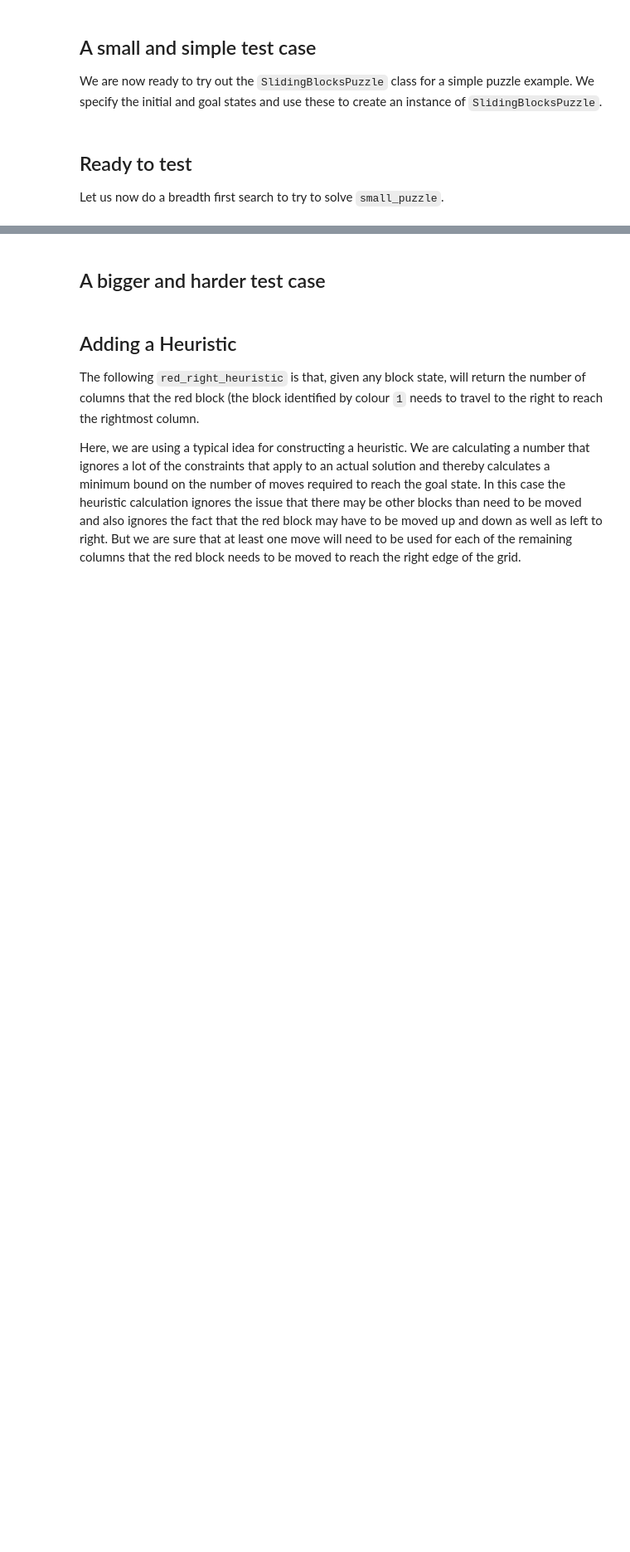
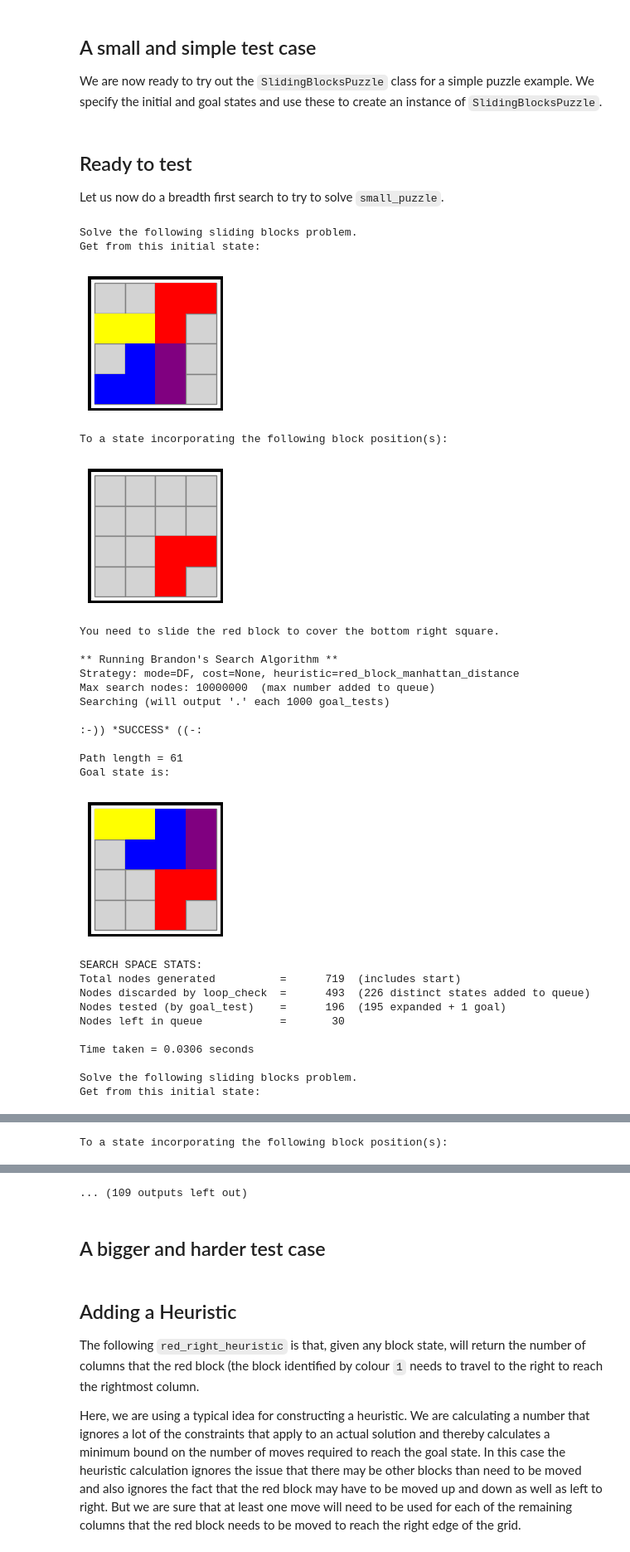
Before and after one commit to LouisJBishopL2B/comp2611-cw1, a Jupyter notebook: SearchExercise7.ipynb, the cells around one changed output, grey strips where cells are left out. Shown: that part at 83% size. Saved outputs shown, nothing was run; the diff lists cells and outputs as text; code cells hidden in the pictures; blank space fills up the shorter version.

Commit message:
Manhatten distance heuristic for sliding block puzzle

```diff
--- a/SearchExercise7.ipynb
+++ b/SearchExercise7.ipynb
@@ -286,5 +301,69 @@ small_puzzle =  SlidingBlocksPuzzle( small_initial, small_goal )
 # %% [markdown]
 ## Ready to test
 Let us now do a breadth first search to try to solve `small_puzzle`.
-# %%
-small_search = search( small_puzzle, 'BF/FIFO', 10000000, loop_check=True, randomise=False, show_state_path=True, return_info=True)
+# %%
+def red_block_manhattan_distance(state):
+    red_goal = [(2, 2), (2, 3), (3, 2)]  # goal positions for red block
+    red_positions = []  # current positions of red block
+
+    # Find current positions of red block
+    for r, row in enumerate(state.blockstate):
+        for c, col in enumerate(row):
+            if col == 1:  # if it's a red block
+                red_positions.append((r, c))
+
+    total_distance = 0
+    # Calculate Manhattan distance for each part of the red block
+    for pos in red_positions:
+        distances = [abs(pos[0] - goal[0]) + abs(pos[1] - goal[1]) for goal in red_goal]
+        total_distance += min(distances)  # consider the closest goal position
+        red_goal.remove(min(red_goal, key=lambda goal: abs(pos[0] - goal[0]) + abs(pos[1] - goal[1])))  # remove the matched goal position
+
+    return total_distance
+
+times_with_heuristic = []
+path_lengths_with_heuristic = []
+times_without_heuristic = []
+path_lengths_without_heuristic = []
+
+for _ in range(10):
+    small_search_heuristic = search(small_puzzle, 'DF', 10000000, loop_check=True, randomise=True, show_state_path=False, return_info=True, cost=None, heuristic=red_block_manhattan_distance, show_path=False)
+    small_search = search(small_puzzle, 'DF', 10000000, loop_check=True, randomise=True, show_state_path=False, return_info=True, cost=None, heuristic=None, show_path=False)
+
+    times_with_heuristic.append(small_search_heuristic["search_stats"]["time_taken"])
+    path_lengths_with_heuristic.append(small_search_heuristic["result"]["path_length"])
+    times_without_heuristic.append(small_search["search_stats"]["time_taken"])
+    path_lengths_without_heuristic.append(small_search["result"]["path_length"])
+
+print("Average time taken with heuristic:", sum(times_with_heuristic) / len(times_with_heuristic))
+print("Average path length with heuristic:", sum(path_lengths_with_heuristic) / len(path_lengths_with_heuristic))
+print("Average time taken without heuristic:", sum(times_without_heuristic) / len(times_without_heuristic))
+print("Average path length without heuristic:", sum(path_lengths_without_heuristic) / len(path_lengths_without_heuristic))
+# %% [output]
+Solve the following sliding blocks problem.
+Get from this initial state:
+[figure, added]
+To a state incorporating the following block position(s):
+[figure, added]
+You need to slide the red block to cover the bottom right square.
+
+** Running Brandon's Search Algorithm **
+Strategy: mode=DF, cost=None, heuristic=red_block_manhattan_distance
+Max search nodes: 10000000  (max number added to queue)
+Searching (will output '.' each 1000 goal_tests)
+
+:-)) *SUCCESS* ((-:
+
+Path length = 61
+Goal state is:
+[figure, added]
+SEARCH SPACE STATS:
+Total nodes generated          =      719  (includes start)
+Nodes discarded by loop_check  =      493  (226 distinct states added to queue)
+Nodes tested (by goal_test)    =      196  (195 expanded + 1 goal)
+Nodes left in queue            =       30
+
+Time taken = 0.0306 seconds
+
+Solve the following sliding blocks problem.
+Get from this initial state:
@@ -290,0 +371 @@ small_search = search( small_puzzle, 'BF/FIFO', 10000000, loop_check=True, rando
+To a state incorporating the following block position(s):
@@ -291,3 +385,4 @@ small_search = search( small_puzzle, 'BF/FIFO', 10000000, loop_check=True, rando
+... (109 outputs left out)
 # %% [markdown]
 ## A bigger and harder test case
 # %%
```
Also changed, not shown: parts of 3 cells of this notebook, 1 other file.
